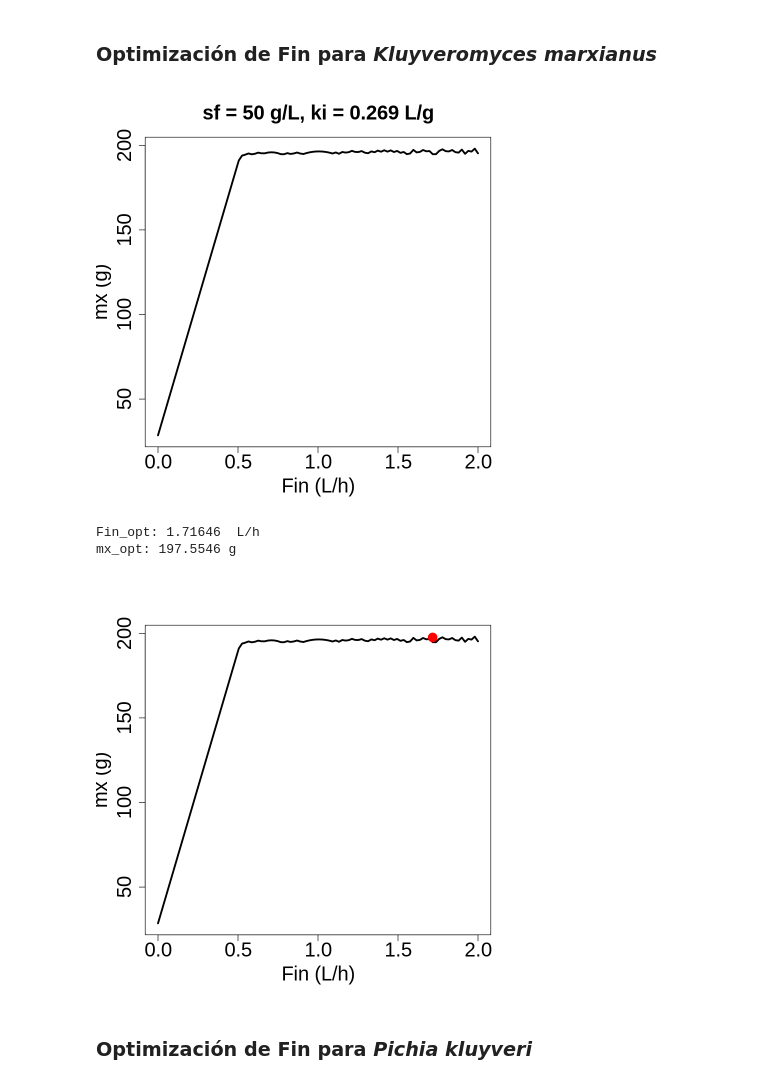
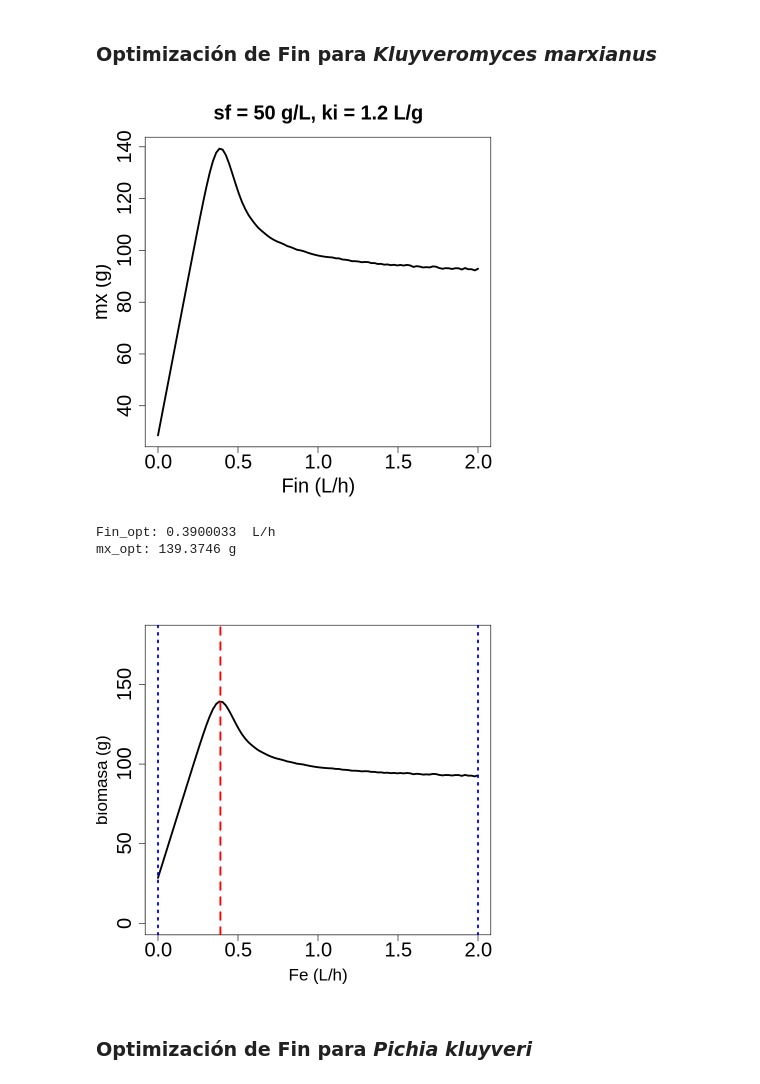
Before and after one commit to JuanM-GG/modelos-tesis, a Jupyter notebook: optimizacion_flujo_alimentacion.ipynb, the cells around one changed output. Drawn from its saved outputs; the diff is of its cells as text; code cells hidden in the pictures.

```diff
--- a/optimizacion_flujo_alimentacion.ipynb
+++ b/optimizacion_flujo_alimentacion.ipynb
@@ -345,7 +347,8 @@ points(GA_it_const@solution, GA_it_const@fitnessValue, col="red", pch = 20, cex
 ### Optimización de Fin para *Kluyveromyces marxianus*
 # %%
 # parámetros cinéticos óptimos de KM y parámetros de operación establecidos
-p_km <- c(mu_max = 2.30834, ks = 342.0408, ki = 0.269, Yxs = 0.06644916, Ypx = 9.552475, sf = 50, Fin = 1, Vl = 60)
+# ki = 0.269
+p_km <- c(mu_max = 2.30834, ks = 342.0408, ki = 1.2, Yxs = 0.06644916, Ypx = 9.552475, sf = 50, Fin = 1, Vl = 60)
 # %%
 # obtener biomasa final para todos los Fin
 out_km_const <- biomass2(times = times, state = s, parms = p_km, Fin = Fin, model = model)
@@ -355,7 +358,7 @@ plot(Fin, out_km_const, ylab = "mx (g)", xlab = "Fin (L/h)",
         main = paste0("sf = ", p_km["sf"], " g/L,", " ki = ", p_km["ki"], " L/g"),
      type = "l", col = 1, lwd = 3, cex.lab = 2, cex.main = 2, cex.axis = 2)
 # %% [output]
-[figure, old version]
+[figure, new version]
 # %%
 # optimización para encontrar el flujo de alimentación óptimo
 set.seed(234)
@@ -376,16 +379,17 @@ cat("Fin_opt:", GA_km_const@solution," L/h" ,"\n")
 # maxima producción de biomasa que se obtiene
 cat("mx_opt:", GA_km_const@fitnessValue, "g")
 # %% [output]
-Fin_opt: 1.71646  L/h
-mx_opt: 197.5546 g
+Fin_opt: 0.3900033  L/h
+mx_opt: 139.3746 g
 # %%
 # mostrar resultados de la optimización
-plot(Fin, out_km_const, ylab = "mx (g)", xlab = "Fin (L/h)",
+plot(Fin, out_km_const, ylab = "biomasa (g)", xlab = "Fe (L/h)",
         #main = paste0("sf = ", p_km["sf"], " g/L,", " ki = ", p_km["ki"], " L/g"),
-     type = "l", col = 1, lwd = 3, cex.lab = 2, cex.main = 2, cex.axis = 2)
-points(GA_km_const@solution, GA_km_const@fitnessValue, col="red", pch = 20, cex = 3)
+     type = "l", col = 1, lwd = 3, cex.lab = 1.7, cex.main = 2, cex.axis = 2, ylim = c(0,180))
+abline(v = GA_km_const@solution, col="red", lwd = 3, lty = 2)
+abline(v = c(0,2), col="blue", lwd = 3, lty = 3)
 # %% [output]
-[figure, old version]
+[figure, new version]
 # %% [markdown]
 ### Optimización de Fin para *Pichia kluyveri*
 # %%
```
Also changed, not shown: parts of 37 cells of this notebook.
